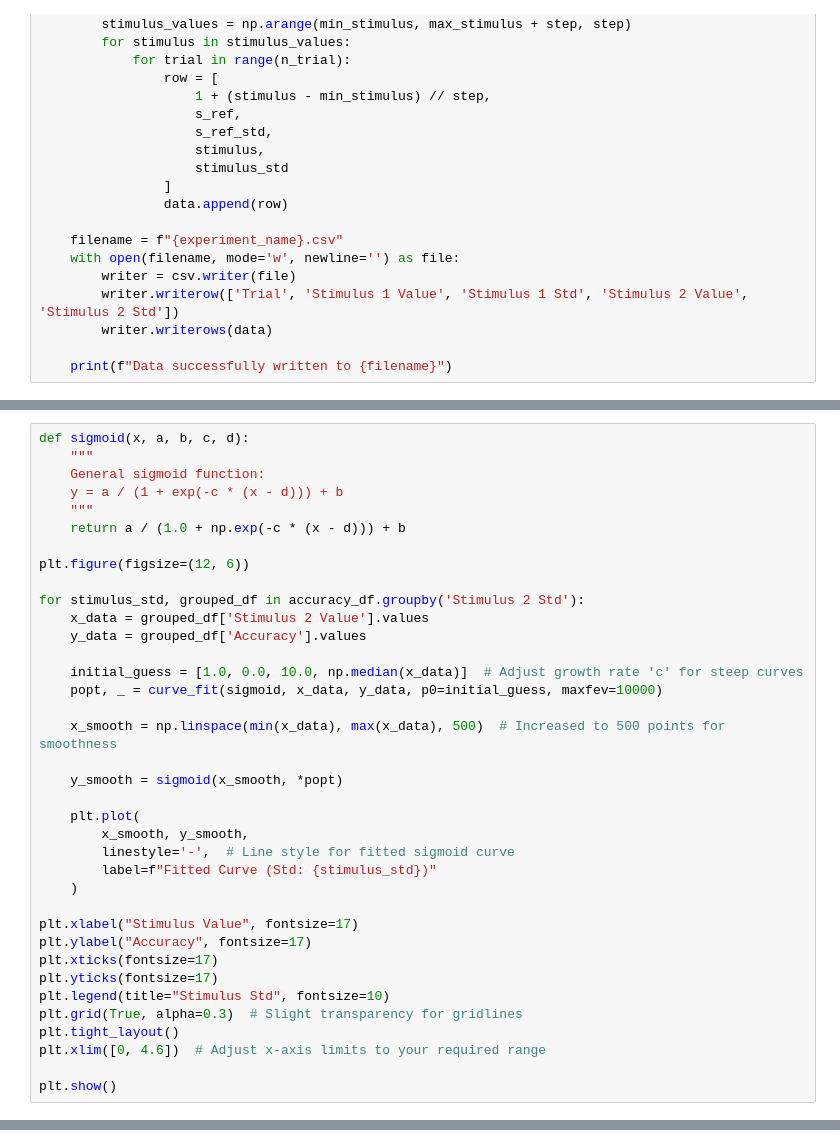
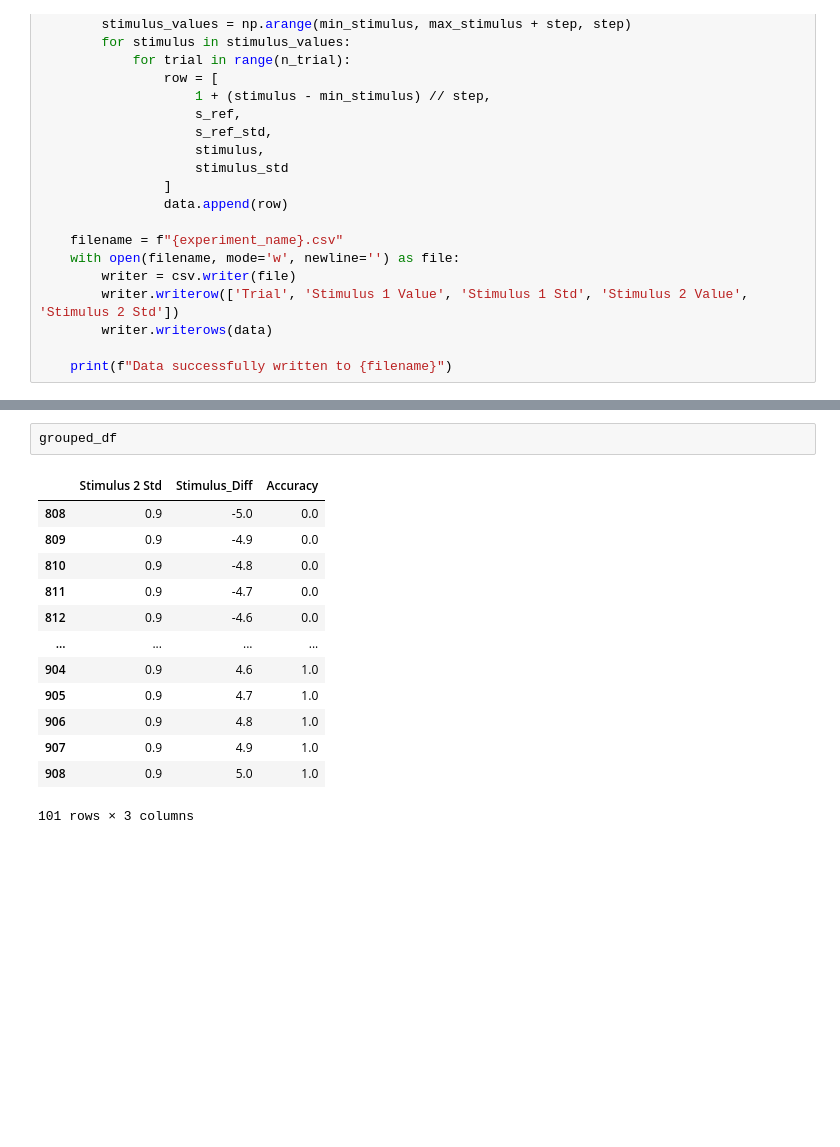
Before and after one commit to arghavanaslani/bayesian_modeling_project, a Jupyter notebook: analysis.ipynb, the cells around one changed output, grey strips where cells are left out. Cells and saved outputs as stored; diff of their text form; blank space fills up the shorter version.

```diff
--- a/analysis.ipynb
+++ b/analysis.ipynb
@@ -242,37 +246,0 @@ plt.show()
-# %%
-def sigmoid(x, a, b, c, d):
-    """
-    General sigmoid function:
-    y = a / (1 + exp(-c * (x - d))) + b
-    """
-    return a / (1.0 + np.exp(-c * (x - d))) + b
-
-plt.figure(figsize=(12, 6))
-
-for stimulus_std, grouped_df in accuracy_df.groupby('Stimulus 2 Std'):
-    x_data = grouped_df['Stimulus 2 Value'].values
-    y_data = grouped_df['Accuracy'].values
-
-    initial_guess = [1.0, 0.0, 10.0, np.median(x_data)]  # Adjust growth rate 'c' for steep curves
-    popt, _ = curve_fit(sigmoid, x_data, y_data, p0=initial_guess, maxfev=10000)
-
-    x_smooth = np.linspace(min(x_data), max(x_data), 500)  # Increased to 500 points for smoothness
-
-    y_smooth = sigmoid(x_smooth, *popt)
-
-    plt.plot(
-        x_smooth, y_smooth,
-        linestyle='-',  # Line style for fitted sigmoid curve
-        label=f"Fitted Curve (Std: {stimulus_std})"
-    )
-
-plt.xlabel("Stimulus Value", fontsize=17)
-plt.ylabel("Accuracy", fontsize=17)
-plt.xticks(fontsize=17)
-plt.yticks(fontsize=17)
-plt.legend(title="Stimulus Std", fontsize=10)
-plt.grid(True, alpha=0.3)  # Slight transparency for gridlines
-plt.tight_layout()
-plt.xlim([0, 4.6])  # Adjust x-axis limits to your required range
-
-plt.show()
@@ -280,0 +247,16 @@ plt.show()
+# %%
+grouped_df
+# %% [output]
+|  | Stimulus 2 Std | Stimulus_Diff | Accuracy |
+| 808 | 0.9 | -5.0 | 0.0 |
+| 809 | 0.9 | -4.9 | 0.0 |
+| 810 | 0.9 | -4.8 | 0.0 |
+| 811 | 0.9 | -4.7 | 0.0 |
+| 812 | 0.9 | -4.6 | 0.0 |
+| ... | ... | ... | ... |
+| 904 | 0.9 | 4.6 | 1.0 |
+| 905 | 0.9 | 4.7 | 1.0 |
+| 906 | 0.9 | 4.8 | 1.0 |
+| 907 | 0.9 | 4.9 | 1.0 |
+| 908 | 0.9 | 5.0 | 1.0 |
+101 rows × 3 columns
```
Also changed, not shown: parts of 22 cells of this notebook, 5 other files.
